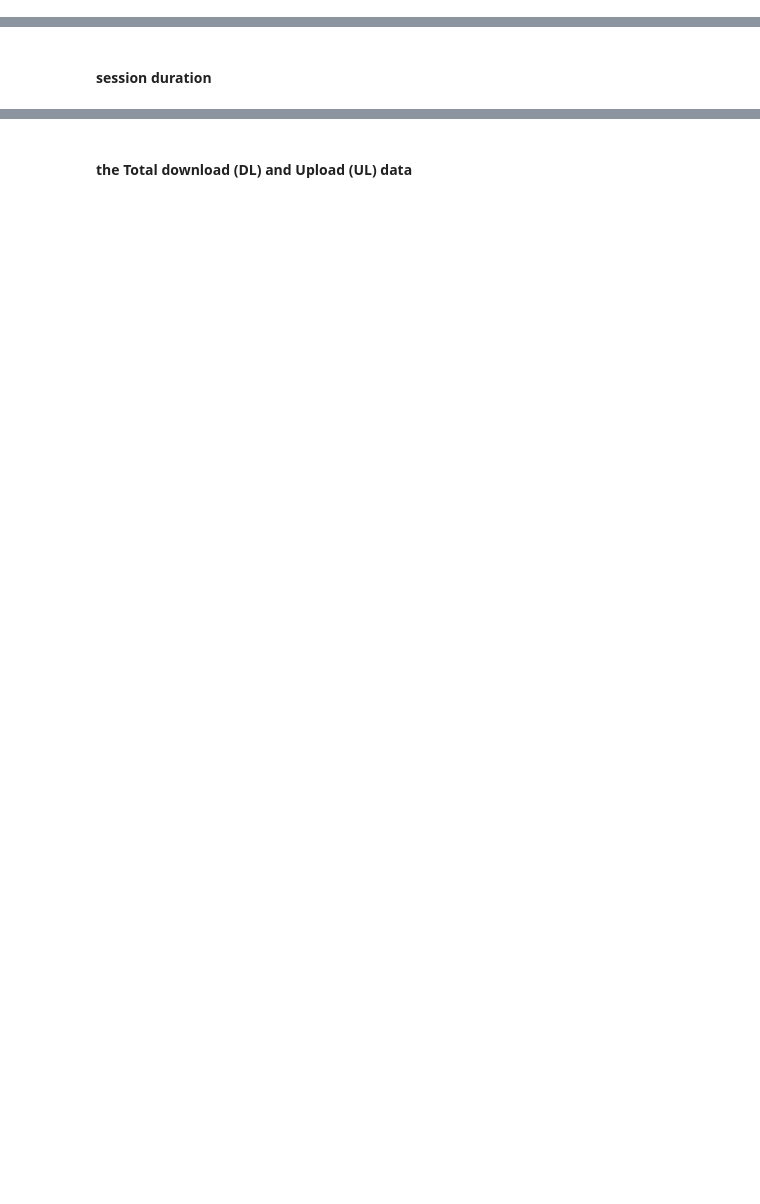
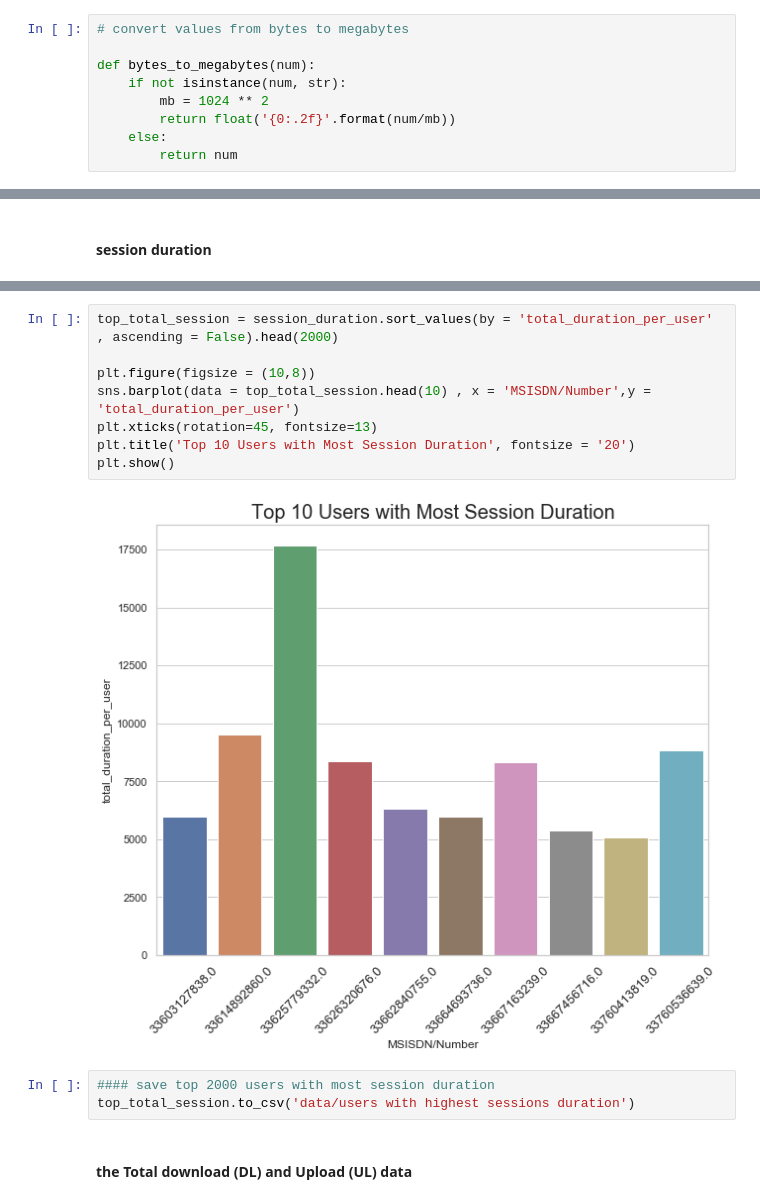
Before and after one commit to jayeolasegun/10Academy_week2, a Jupyter notebook: user_overview.ipynb, the cells around one changed output, grey strips where cells are left out. Saved outputs shown, nothing was run; the diff lists cells and outputs as text; blank space fills up the shorter version.

```diff
--- a/user_overview.ipynb
+++ b/user_overview.ipynb
@@ -217,3 +292,12 @@ top_manufacturers
+# %%
+# convert values from bytes to megabytes
+
+def bytes_to_megabytes(num):
+    if not isinstance(num, str):
+        mb = 1024 ** 2
+        return float('{0:.2f}'.format(num/mb))
+    else:
+        return num
 # %% [markdown]
 #### number of sessions per user
 # %%
@@ -252,3 +327,16 @@ sessions_duration.reset_index().head()
+# %%
+top_total_session = session_duration.sort_values(by = 'total_duration_per_user'  , ascending = False).head(2000)
+
+plt.figure(figsize = (10,8))
+sns.barplot(data = top_total_session.head(10) , x = 'MSISDN/Number',y = 'total_duration_per_user')
+plt.xticks(rotation=45, fontsize=13)
+plt.title('Top 10 Users with Most Session Duration', fontsize = '20')
+plt.show()
+# %% [output]
+[figure, added]
+# %%
+#### save top 2000 users with most session duration
+top_total_session.to_csv('data/users with highest sessions duration')
 # %% [markdown]
 #### the Total download (DL) and Upload (UL) data
 # %%
```
Also changed, not shown: parts of 66 cells of this notebook, 13 other files.
